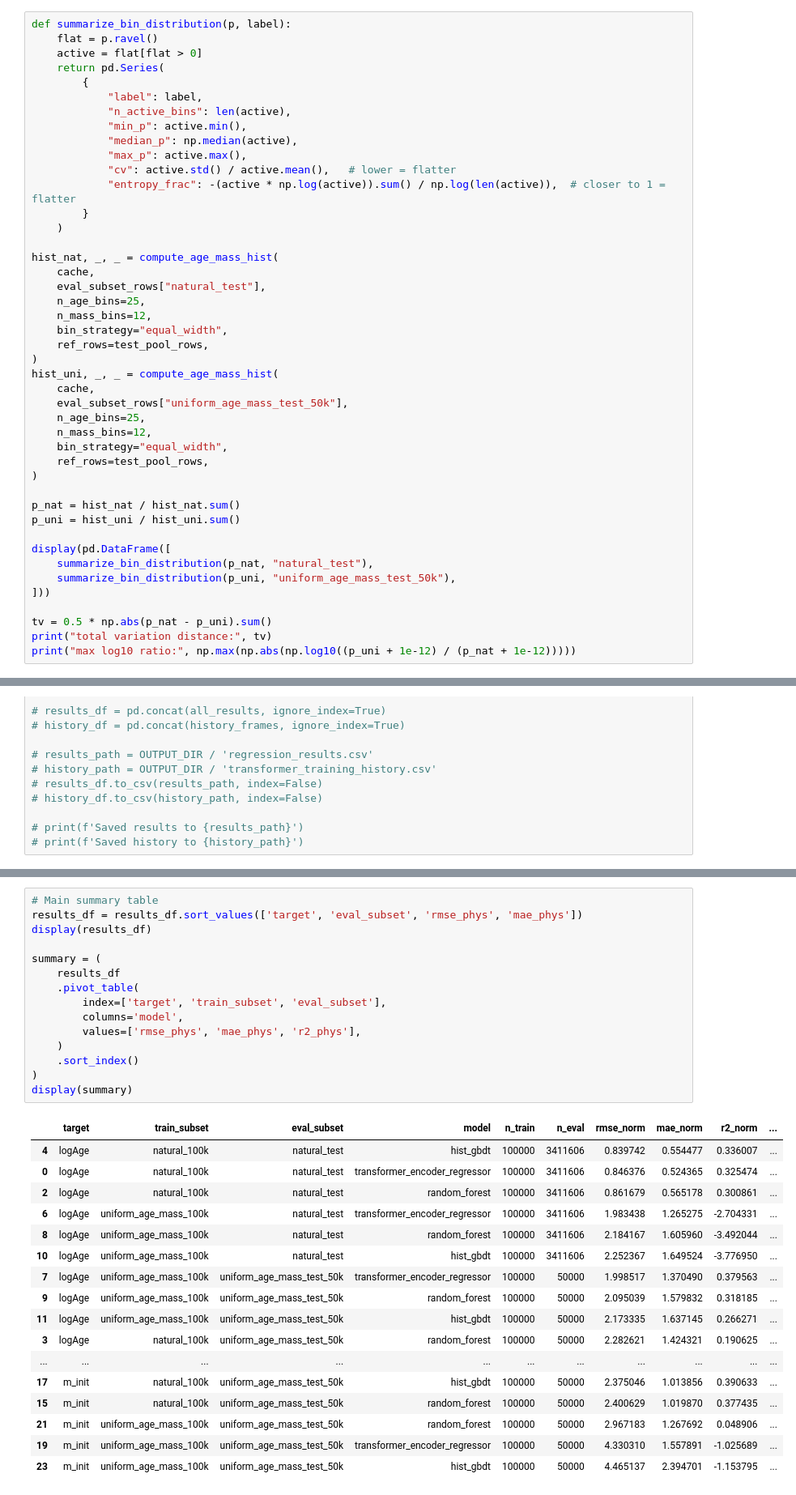
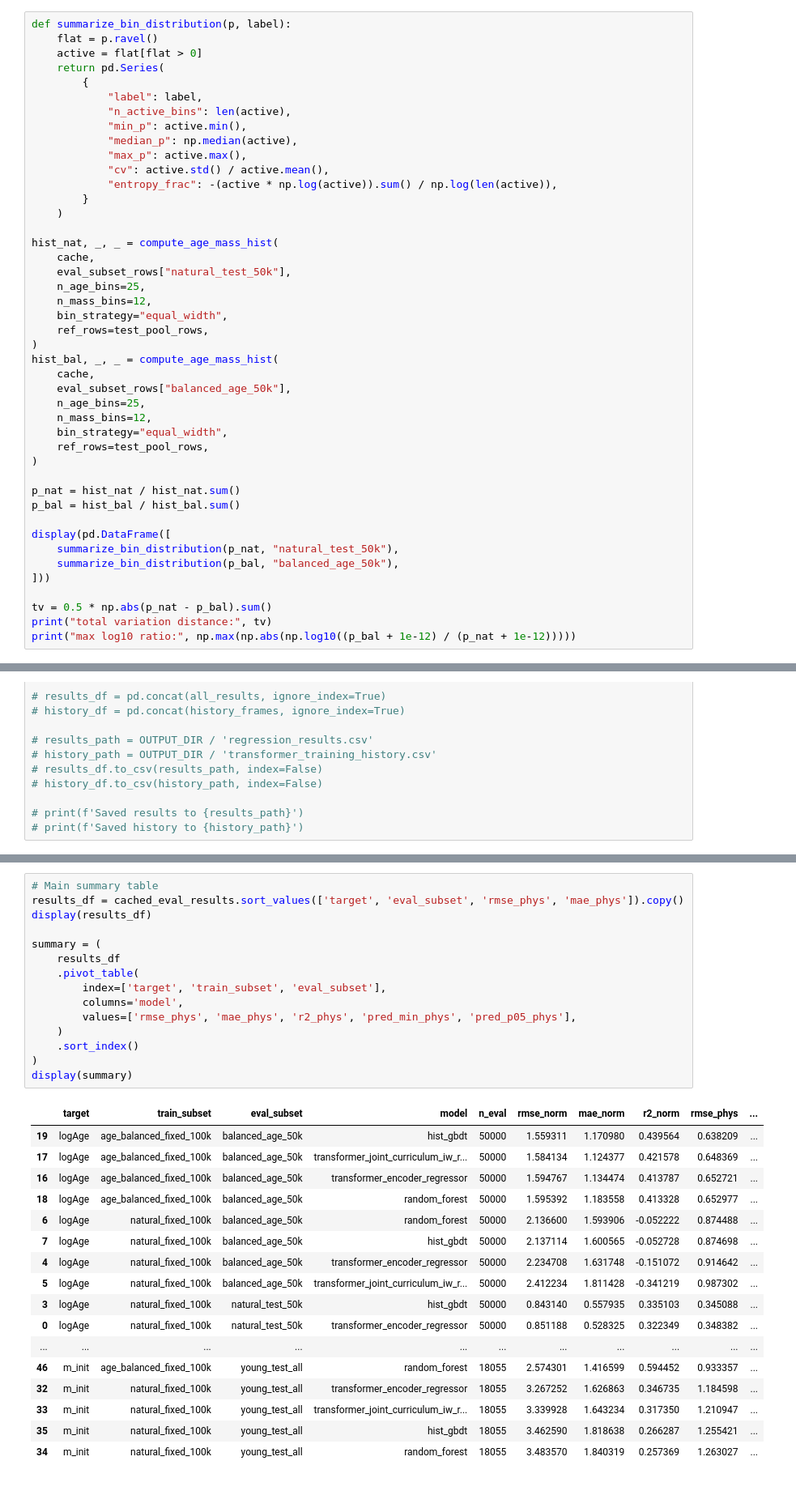
Before and after one commit to sebastianratzenboeck/sbi_variants, a Jupyter notebook: notebooks/transformer_regression_benchmark.ipynb, the cells around one changed output, grey strips where cells are left out. Shown at 81% size. Drawn from its saved outputs; the diff is of its cells as text.

```diff
--- a/notebooks/transformer_regression_benchmark.ipynb
+++ b/notebooks/transformer_regression_benchmark.ipynb
@@ -654,22 +684,22 @@ def summarize_bin_distribution(p, label):
             "min_p": active.min(),
             "median_p": np.median(active),
             "max_p": active.max(),
-            "cv": active.std() / active.mean(),   # lower = flatter
-            "entropy_frac": -(active * np.log(active)).sum() / np.log(len(active)),  # closer to 1 = flatter
+            "cv": active.std() / active.mean(),
+            "entropy_frac": -(active * np.log(active)).sum() / np.log(len(active)),
         }
     )
 
 hist_nat, _, _ = compute_age_mass_hist(
     cache,
-    eval_subset_rows["natural_test"],
+    eval_subset_rows["natural_test_50k"],
     n_age_bins=25,
     n_mass_bins=12,
     bin_strategy="equal_width",
     ref_rows=test_pool_rows,
 )
-hist_uni, _, _ = compute_age_mass_hist(
+hist_bal, _, _ = compute_age_mass_hist(
     cache,
-    eval_subset_rows["uniform_age_mass_test_50k"],
+    eval_subset_rows["balanced_age_50k"],
     n_age_bins=25,
     n_mass_bins=12,
     bin_strategy="equal_width",
@@ -677,15 +707,15 @@ hist_uni, _, _ = compute_age_mass_hist(
 )
 
 p_nat = hist_nat / hist_nat.sum()
-p_uni = hist_uni / hist_uni.sum()
+p_bal = hist_bal / hist_bal.sum()
 
 display(pd.DataFrame([
-    summarize_bin_distribution(p_nat, "natural_test"),
-    summarize_bin_distribution(p_uni, "uniform_age_mass_test_50k"),
+    summarize_bin_distribution(p_nat, "natural_test_50k"),
+    summarize_bin_distribution(p_bal, "balanced_age_50k"),
 ]))
 
-tv = 0.5 * np.abs(p_nat - p_uni).sum()
+tv = 0.5 * np.abs(p_nat - p_bal).sum()
 print("total variation distance:", tv)
-print("max log10 ratio:", np.max(np.abs(np.log10((p_uni + 1e-12) / (p_nat + 1e-12)))))
+print("max log10 ratio:", np.max(np.abs(np.log10((p_bal + 1e-12) / (p_nat + 1e-12)))))
 # %% [output]
 |  | label | n_active_bins | min_p | median_p | max_p | cv | entropy_frac |
@@ -1278,33 +1433,33 @@ print('asdf')
 # %%
 # Main summary table
-results_df = results_df.sort_values(['target', 'eval_subset', 'rmse_phys', 'mae_phys'])
+results_df = cached_eval_results.sort_values(['target', 'eval_subset', 'rmse_phys', 'mae_phys']).copy()
 display(results_df)
 
 summary = (
     results_df
     .pivot_table(
         index=['target', 'train_subset', 'eval_subset'],
         columns='model',
-        values=['rmse_phys', 'mae_phys', 'r2_phys'],
+        values=['rmse_phys', 'mae_phys', 'r2_phys', 'pred_min_phys', 'pred_p05_phys'],
     )
     .sort_index()
 )
 display(summary)
 # %% [output]
-|  | target | train_subset | eval_subset | model | n_train | n_eval | rmse_norm | mae_norm | r2_norm | ... |
-| 4 | logAge | natural_100k | natural_test | hist_gbdt | 100000 | 3411606 | 0.839742 | 0.554477 | 0.336007 | ... |
-| 0 | logAge | natural_100k | natural_test | transformer_encoder_regressor | 100000 | 3411606 | 0.846376 | 0.524365 | 0.325474 | ... |
-| 2 | logAge | natural_100k | natural_test | random_forest | 100000 | 3411606 | 0.861679 | 0.565178 | 0.300861 | ... |
-| 6 | logAge | uniform_age_mass_100k | natural_test | transformer_encoder_regressor | 100000 | 3411606 | 1.983438 | 1.265275 | -2.704331 | ... |
-| 8 | logAge | uniform_age_mass_100k | natural_test | random_forest | 100000 | 3411606 | 2.184167 | 1.605960 | -3.492044 | ... |
-| 10 | logAge | uniform_age_mass_100k | natural_test | hist_gbdt | 100000 | 3411606 | 2.252367 | 1.649524 | -3.776950 | ... |
-| 7 | logAge | uniform_age_mass_100k | uniform_age_mass_test_50k | transformer_encoder_regressor | 100000 | 50000 | 1.998517 | 1.370490 | 0.379563 | ... |
-| 9 | logAge | uniform_age_mass_100k | uniform_age_mass_test_50k | random_forest | 100000 | 50000 | 2.095039 | 1.579832 | 0.318185 | ... |
-| 11 | logAge | uniform_age_mass_100k | uniform_age_mass_test_50k | hist_gbdt | 100000 | 50000 | 2.173335 | 1.637145 | 0.266271 | ... |
-| 3 | logAge | natural_100k | uniform_age_mass_test_50k | random_forest | 100000 | 50000 | 2.282621 | 1.424321 | 0.190625 | ... |
+|  | target | train_subset | eval_subset | model | n_eval | rmse_norm | mae_norm | r2_norm | rmse_phys | ... |
+| 19 | logAge | age_balanced_fixed_100k | balanced_age_50k | hist_gbdt | 50000 | 1.559311 | 1.170980 | 0.439564 | 0.638209 | ... |
+| 17 | logAge | age_balanced_fixed_100k | balanced_age_50k | transformer_joint_curriculum_iw_r... | 50000 | 1.584134 | 1.124377 | 0.421578 | 0.648369 | ... |
+| 16 | logAge | age_balanced_fixed_100k | balanced_age_50k | transformer_encoder_regressor | 50000 | 1.594767 | 1.134474 | 0.413787 | 0.652721 | ... |
+| 18 | logAge | age_balanced_fixed_100k | balanced_age_50k | random_forest | 50000 | 1.595392 | 1.183558 | 0.413328 | 0.652977 | ... |
+| 6 | logAge | natural_fixed_100k | balanced_age_50k | random_forest | 50000 | 2.136600 | 1.593906 | -0.052222 | 0.874488 | ... |
+| 7 | logAge | natural_fixed_100k | balanced_age_50k | hist_gbdt | 50000 | 2.137114 | 1.600565 | -0.052728 | 0.874698 | ... |
+| 4 | logAge | natural_fixed_100k | balanced_age_50k | transformer_encoder_regressor | 50000 | 2.234708 | 1.631748 | -0.151072 | 0.914642 | ... |
+| 5 | logAge | natural_fixed_100k | balanced_age_50k | transformer_joint_curriculum_iw_r... | 50000 | 2.412234 | 1.811428 | -0.341219 | 0.987302 | ... |
+| 3 | logAge | natural_fixed_100k | natural_test_50k | hist_gbdt | 50000 | 0.843140 | 0.557935 | 0.335103 | 0.345088 | ... |
+| 0 | logAge | natural_fixed_100k | natural_test_50k | transformer_encoder_regressor | 50000 | 0.851188 | 0.528325 | 0.322349 | 0.348382 | ... |
 | ... | ... | ... | ... | ... | ... | ... | ... | ... | ... | ... |
-| 17 | m_init | natural_100k | uniform_age_mass_test_50k | hist_gbdt | 100000 | 50000 | 2.375046 | 1.013856 | 0.390633 | ... |
-| 15 | m_init | natural_100k | uniform_age_mass_test_50k | random_forest | 100000 | 50000 | 2.400629 | 1.019870 | 0.377435 | ... |
-| 21 | m_init | uniform_age_mass_100k | uniform_age_mass_test_50k | random_forest | 100000 | 50000 | 2.967183 | 1.267692 | 0.048906 | ... |
-| 19 | m_init | uniform_age_mass_100k | uniform_age_mass_test_50k | transformer_encoder_regressor | 100000 | 50000 | 4.330310 | 1.557891 | -1.025689 | ... |
-| 23 | m_init | uniform_age_mass_100k | uniform_age_mass_test_50k | hist_gbdt | 100000 | 50000 | 4.465137 | 2.394701 | -1.153795 | ... |
+| 46 | m_init | age_balanced_fixed_100k | young_test_all | random_forest | 18055 | 2.574301 | 1.416599 | 0.594452 | 0.933357 | ... |
+| 32 | m_init | natural_fixed_100k | young_test_all | transformer_encoder_regressor | 18055 | 3.267252 | 1.626863 | 0.346735 | 1.184598 | ... |
+| 33 | m_init | natural_fixed_100k | young_test_all | transformer_joint_curriculum_iw_r... | 18055 | 3.339928 | 1.643234 | 0.317350 | 1.210947 | ... |
+| 35 | m_init | natural_fixed_100k | young_test_all | hist_gbdt | 18055 | 3.462590 | 1.818638 | 0.266287 | 1.255421 | ... |
+| 34 | m_init | natural_fixed_100k | young_test_all | random_forest | 18055 | 3.483570 | 1.840319 | 0.257369 | 1.263027 | ... |
```
Also changed, not shown: parts of 22 cells of this notebook, 8 other files.
